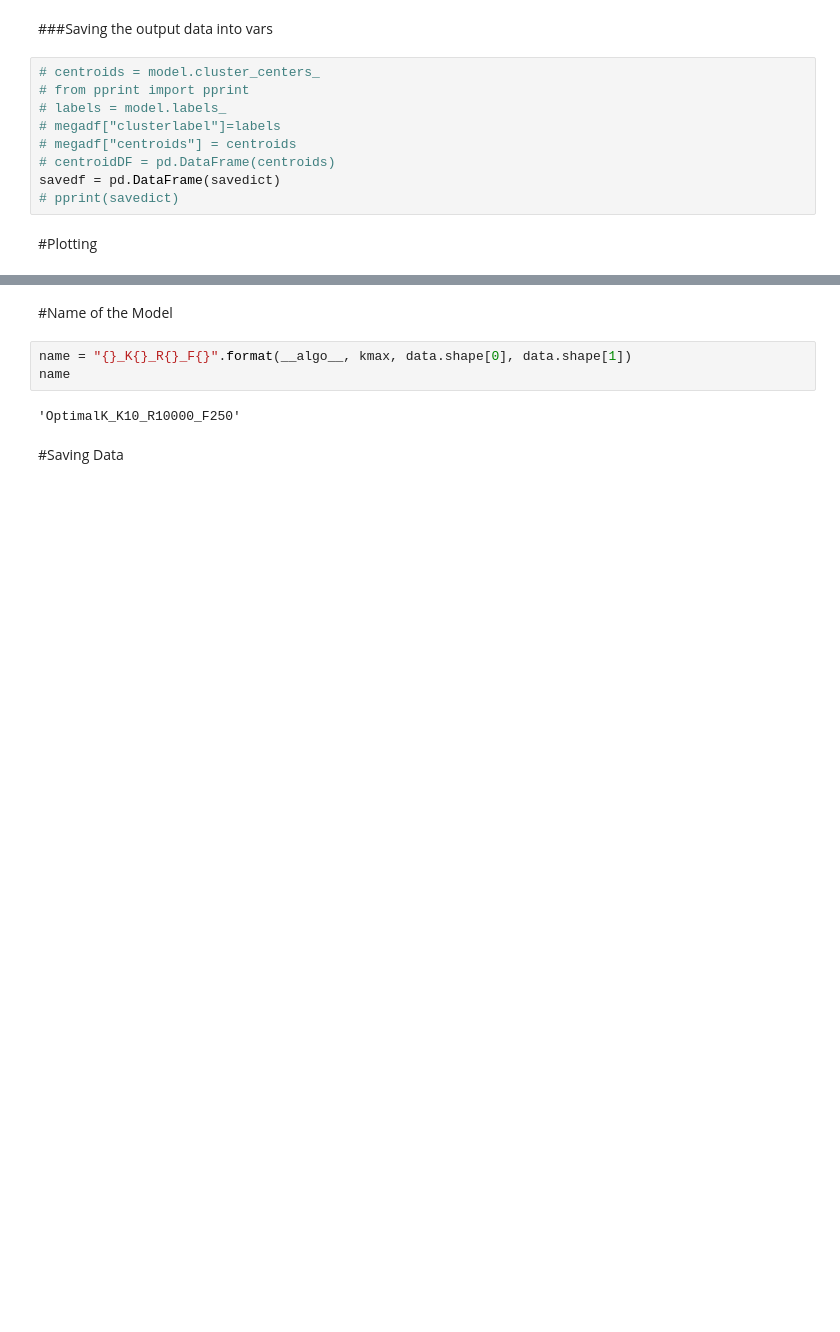
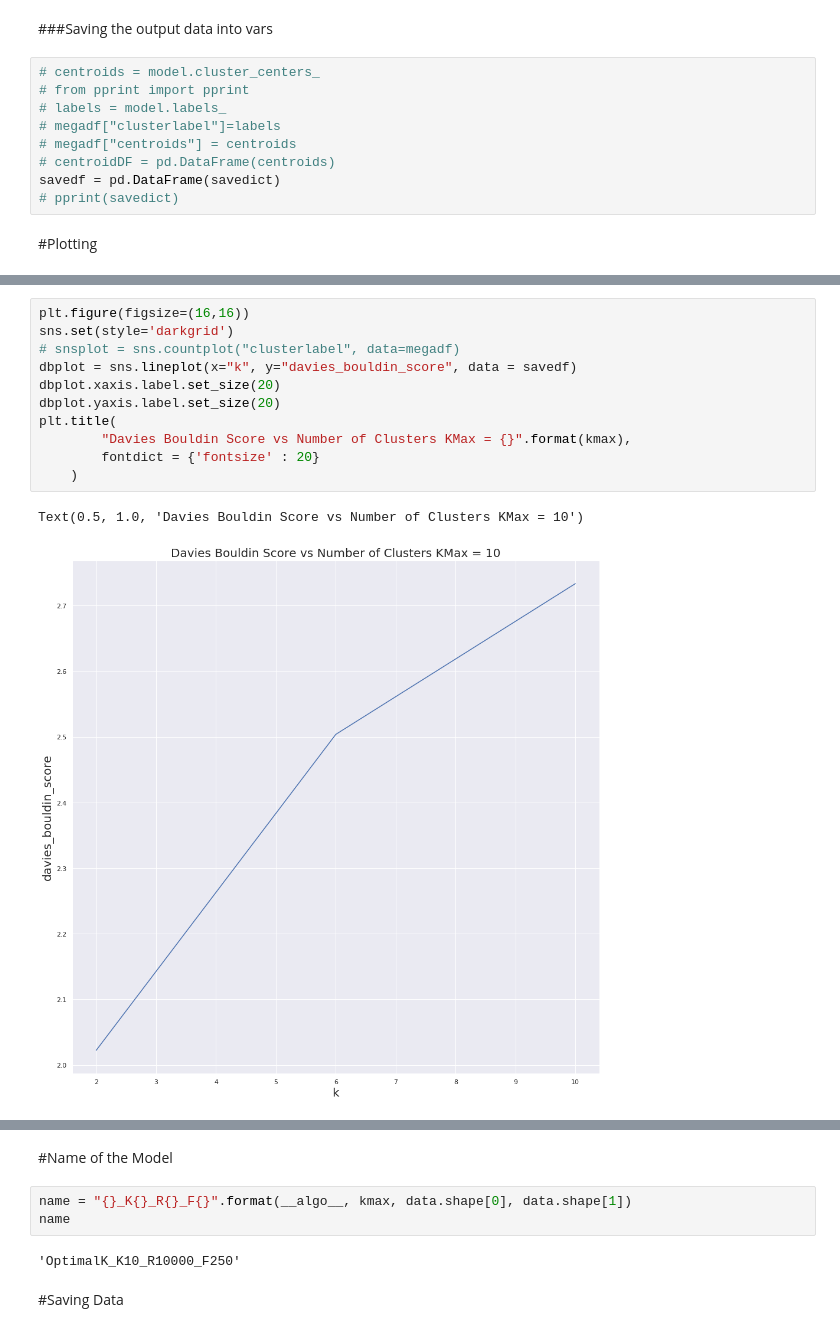
Before and after one commit to DevashishX/AbstractClustering, a Jupyter notebook: FindKTemplateClusterKEuclid.ipynb, the cells around one changed output, grey strips where cells are left out. Drawn from its saved outputs; the diff is of its cells as text; blank space fills up the shorter version.

```diff
--- a/FindKTemplateClusterKEuclid.ipynb
+++ b/FindKTemplateClusterKEuclid.ipynb
@@ -195,3 +192,17 @@ Text(0.5, 1.0, 'Silhouette Score vs Number of Clusters KMax = 10')
+# %%
+plt.figure(figsize=(16,16))
+sns.set(style='darkgrid')
+# snsplot = sns.countplot("clusterlabel", data=megadf)
+dbplot = sns.lineplot(x="k", y="davies_bouldin_score", data = savedf)
+dbplot.xaxis.label.set_size(20)
+dbplot.yaxis.label.set_size(20)
+plt.title(
+        "Davies Bouldin Score vs Number of Clusters KMax = {}".format(kmax),
+        fontdict = {'fontsize' : 20}
+    )
+# %% [output]
+Text(0.5, 1.0, 'Davies Bouldin Score vs Number of Clusters KMax = 10')
+[figure, added]
 # %%
 plt.figure(figsize=(16,16))
 sns.set(style='darkgrid')
```
Also changed, not shown: parts of 11 cells of this notebook, 11 other files.
